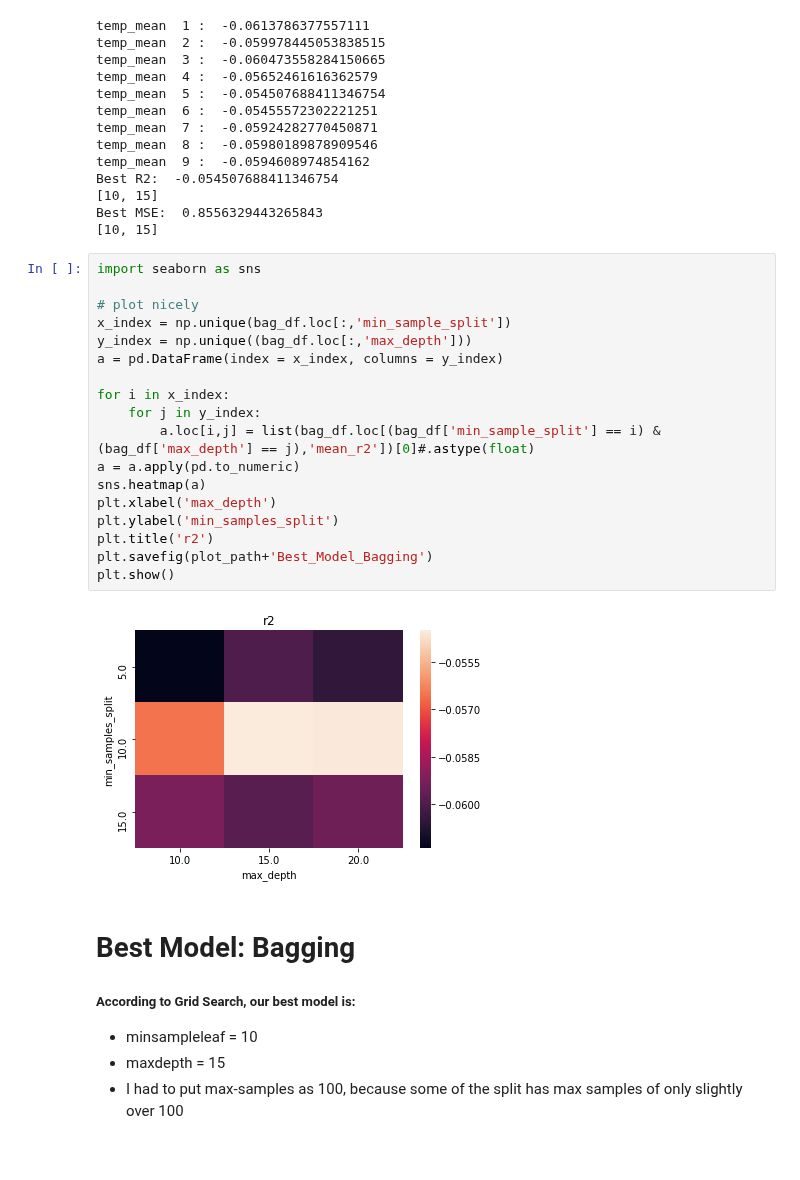
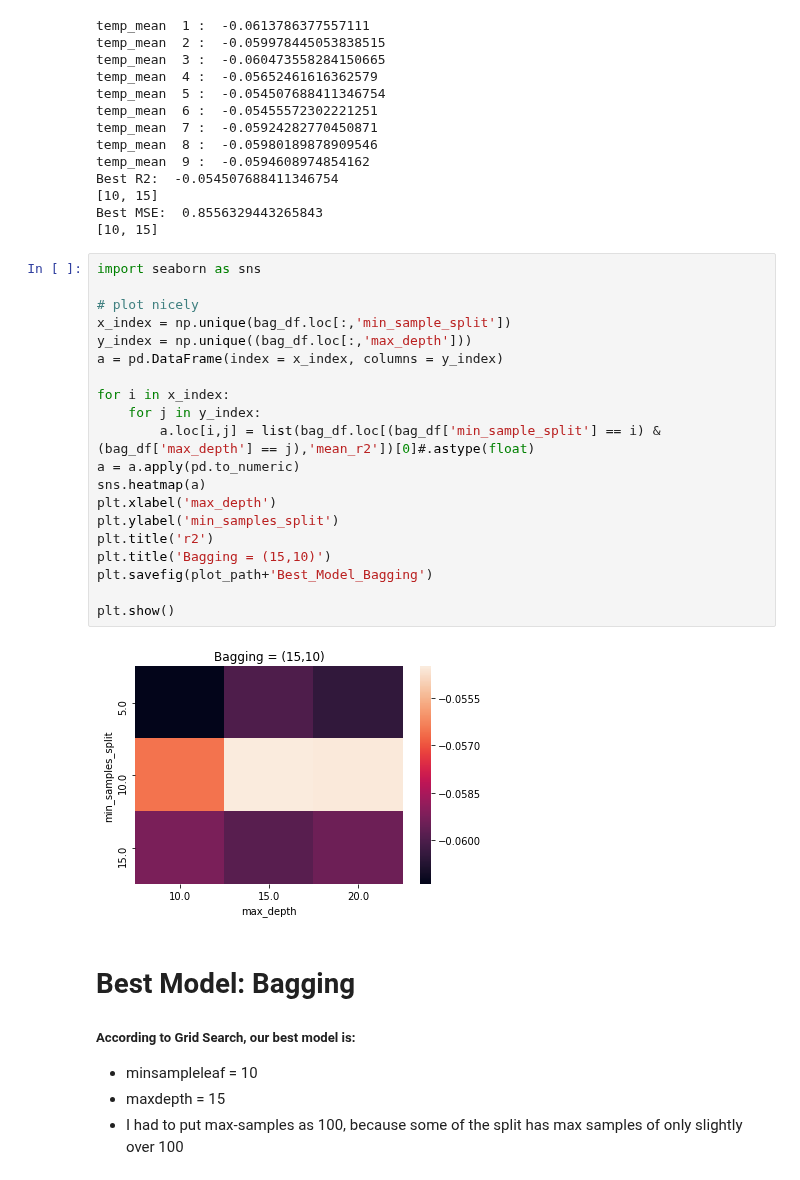
Before and after one commit to meenmo/Forecasting_Stock_Returns_via_Supervised_Learning, a Jupyter notebook: Code/AAT-DT_v12.ipynb, the cells around one changed output. Saved outputs shown, nothing was run; the diff lists cells and outputs as text.

```diff
--- a/Code/AAT-DT_v12.ipynb
+++ b/Code/AAT-DT_v12.ipynb
@@ -837,23 +859,25 @@ Best MSE:  0.8556329443265843
 # %%
 import seaborn as sns
 
 # plot nicely
 x_index = np.unique(bag_df.loc[:,'min_sample_split'])
 y_index = np.unique((bag_df.loc[:,'max_depth']))
 a = pd.DataFrame(index = x_index, columns = y_index)
 
 for i in x_index:
     for j in y_index:
         a.loc[i,j] = list(bag_df.loc[(bag_df['min_sample_split'] == i) & (bag_df['max_depth'] == j),'mean_r2'])[0]#.astype(float)
 a = a.apply(pd.to_numeric)
 sns.heatmap(a)
 plt.xlabel('max_depth')
 plt.ylabel('min_samples_split')
 plt.title('r2')
+plt.title('Bagging = (15,10)')
 plt.savefig(plot_path+'Best_Model_Bagging')
+
 plt.show()
 # %% [output]
-[figure, old version]
+[figure, new version]
 # %% [markdown]
 # Best Model: Bagging
 
```
Also changed, not shown: parts of 3 cells of this notebook, 5 other files.
